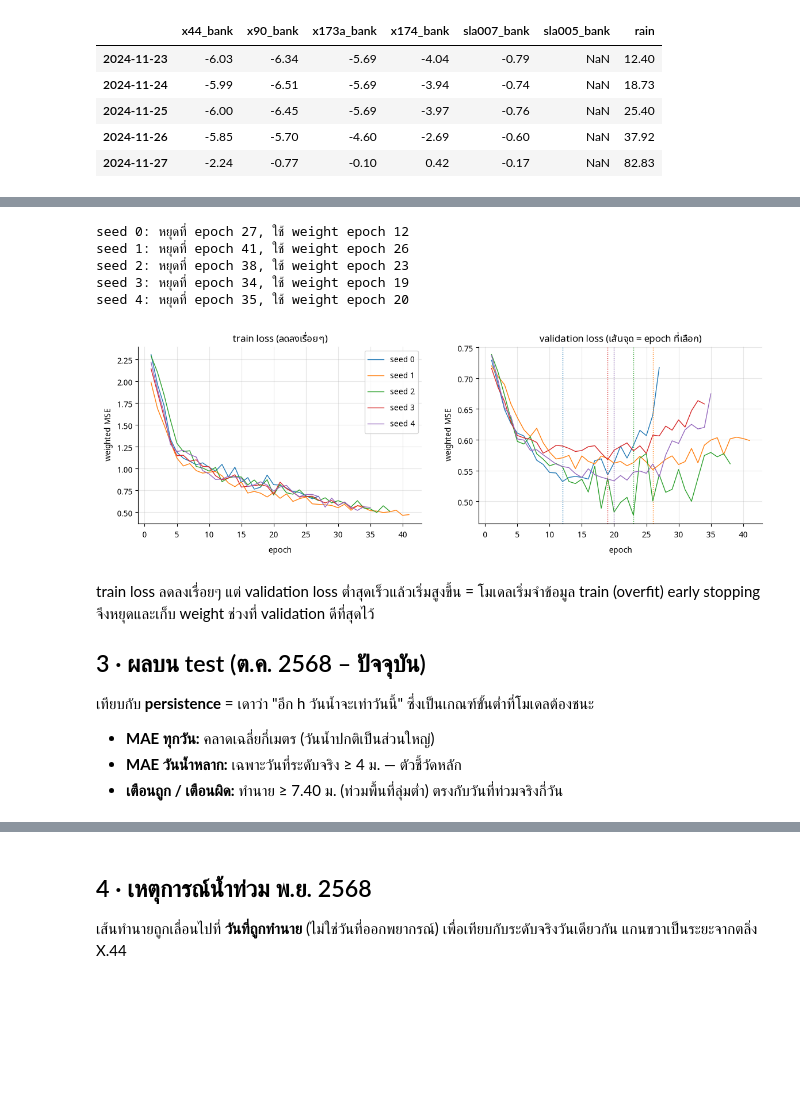
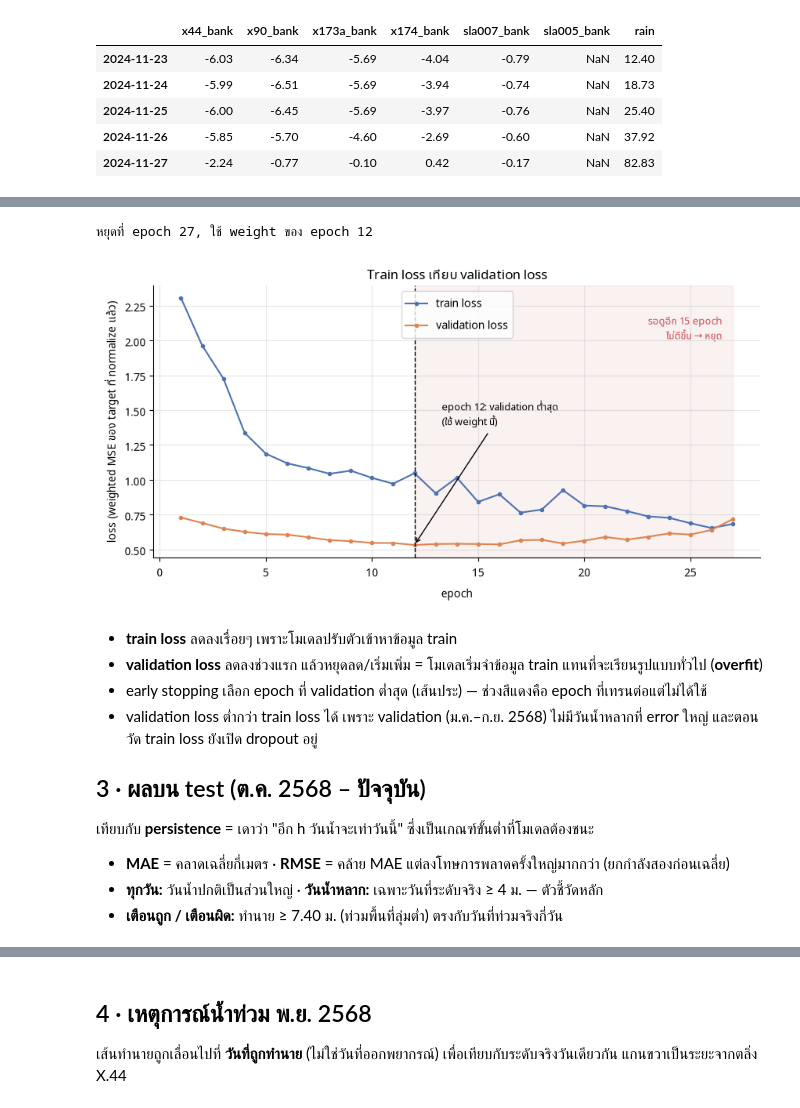
Before and after one commit to Jackyzaz/mojito, a Jupyter notebook: notebook/03_lstm.ipynb, the cells around one changed output, grey strips where cells are left out. Saved outputs shown, nothing was run; the diff lists cells and outputs as text; code cells hidden in the pictures; blank space fills up the shorter version.

```diff
--- a/notebook/03_lstm.ipynb
+++ b/notebook/03_lstm.ipynb
@@ -79,46 +82,43 @@ hyperparameter ตั้งค่าคงที่ (ข้อมูลน้อ
 # %%
 PARAMS = {"hidden": 32, "dropout": 0.3, "lr": 1e-3, "high_water_weight": 4.0}
-MAX_EPOCHS, PATIENCE = 200, 15
-SEEDS = range(5)
+MAX_EPOCHS, PATIENCE, SEED = 200, 15, 0
 
-forecasters = []
-for seed in SEEDS:
-    model = lstm.LSTMForecaster(FEATURES, RAIN_NEXT, seed=seed, **PARAMS).fit(
-        table, days["train"], epochs=MAX_EPOCHS,
-        validation_table=table, validation_days=days["validation"], patience=PATIENCE,
-    )
-    forecasters.append(model)
-    print(f"seed {seed}: หยุดที่ epoch {len(model.history)}, ใช้ weight epoch {model.best_epoch}")
+model = lstm.LSTMForecaster(FEATURES, RAIN_NEXT, seed=SEED, **PARAMS).fit(
+    table, days["train"], epochs=MAX_EPOCHS,
+    validation_table=table, validation_days=days["validation"], patience=PATIENCE,
+)
+print(f"หยุดที่ epoch {len(model.history)}, ใช้ weight ของ epoch {model.best_epoch}")
 # %% [output]
-seed 0: หยุดที่ epoch 27, ใช้ weight epoch 12
-seed 1: หยุดที่ epoch 41, ใช้ weight epoch 26
-seed 2: หยุดที่ epoch 38, ใช้ weight epoch 23
-seed 3: หยุดที่ epoch 34, ใช้ weight epoch 19
-seed 4: หยุดที่ epoch 35, ใช้ weight epoch 20
+หยุดที่ epoch 27, ใช้ weight ของ epoch 12
-# %%
-fig, axes = plt.subplots(1, 2, figsize=(14, 4))
-for seed, model in zip(SEEDS, forecasters):
-    color = f"C{seed}"
-    epochs = range(1, len(model.history) + 1)
-    axes[0].plot(epochs, model.train_history, color=color, lw=1, label=f"seed {seed}")
-    axes[1].plot(epochs, model.history, color=color, lw=1)
-    axes[1].axvline(model.best_epoch, color=color, ls=":", lw=1)
-axes[0].set_title("train loss (ลดลงเรื่อยๆ)")
-axes[1].set_title("validation loss (เส้นจุด = epoch ที่เลือก)")
-for ax in axes:
-    ax.set_xlabel("epoch")
-    ax.set_ylabel("weighted MSE")
-axes[0].legend()
-plt.show()
-# %% [output]
-[figure, removed]
+# %%
+epochs = range(1, len(model.history) + 1)
+fig, ax = plt.subplots(figsize=(10, 4.5))
+ax.plot(epochs, model.train_history, color="#4c72b0", marker=".", label="train loss")
+ax.plot(epochs, model.history, color="#dd8452", marker=".", label="validation loss")
+ax.axvline(model.best_epoch, color="k", ls="--", lw=1)
+ax.annotate(f"epoch {model.best_epoch}: validation ต่ำสุด\n(ใช้ weight นี้)",
+            (model.best_epoch, min(model.history)), xytext=(25, 110), textcoords="offset points",
+            arrowprops={"arrowstyle": "->"}, fontsize=9)
+ax.axvspan(model.best_epoch, len(model.history), color="#c44e52", alpha=0.08)
+ax.text(len(model.history) - 0.5, max(model.train_history) * 0.95,
+        f"รอดูอีก {PATIENCE} epoch\nไม่ดีขึ้น → หยุด", ha="right", va="top", fontsize=9, color="#c44e52")
+ax.set_xlabel("epoch")
+ax.set_ylabel("loss (weighted MSE ของ target ที่ normalize แล้ว)")
+ax.set_title("Train loss เทียบ validation loss")
+ax.legend(loc="upper center")
+plt.show()
+# %% [output]
+[figure, added]
 # %% [markdown]
-train loss ลดลงเรื่อยๆ แต่ validation loss ต่ำสุดเร็วแล้วเริ่มสูงขึ้น = โมเดลเริ่มจำข้อมูล train (overfit)
-early stopping จึงหยุดและเก็บ weight ช่วงที่ validation ดีที่สุดไว้
+- **train loss** ลดลงเรื่อยๆ เพราะโมเดลปรับตัวเข้าหาข้อมูล train
+- **validation loss** ลดลงช่วงแรก แล้วหยุดลด/เริ่มเพิ่ม = โมเดลเริ่มจำข้อมูล train แทนที่จะเรียนรูปแบบทั่วไป (**overfit**)
+- early stopping เลือก epoch ที่ validation ต่ำสุด (เส้นประ) — ช่วงสีแดงคือ epoch ที่เทรนต่อแต่ไม่ได้ใช้
+- validation loss ต่ำกว่า train loss ได้ เพราะ validation (ม.ค.–ก.ย. 2568) ไม่มีวันน้ำหลากที่ error ใหญ่
+  และตอนวัด train loss ยังเปิด dropout อยู่
 
 ## 3 · ผลบน test (ต.ค. 2568 – ปัจจุบัน)
 เทียบกับ **persistence** = เดาว่า "อีก h วันน้ำจะเท่าวันนี้" ซึ่งเป็นเกณฑ์ขั้นต่ำที่โมเดลต้องชนะ
-- **MAE ทุกวัน:** คลาดเฉลี่ยกี่เมตร (วันน้ำปกติเป็นส่วนใหญ่)
-- **MAE วันน้ำหลาก:** เฉพาะวันที่ระดับจริง ≥ 4 ม. — ตัวชี้วัดหลัก
+- **MAE** = คลาดเฉลี่ยกี่เมตร · **RMSE** = คล้าย MAE แต่ลงโทษการพลาดครั้งใหญ่มากกว่า (ยกกำลังสองก่อนเฉลี่ย)
+- **ทุกวัน:** วันน้ำปกติเป็นส่วนใหญ่ · **วันน้ำหลาก:** เฉพาะวันที่ระดับจริง ≥ 4 ม. — ตัวชี้วัดหลัก
 - **เตือนถูก / เตือนผิด:** ทำนาย ≥ 7.40 ม. (ท่วมพื้นที่ลุ่มต่ำ) ตรงกับวันที่ท่วมจริงกี่วัน
 # %%
```
Also changed, not shown: parts of 12 cells of this notebook, 8 other files.
